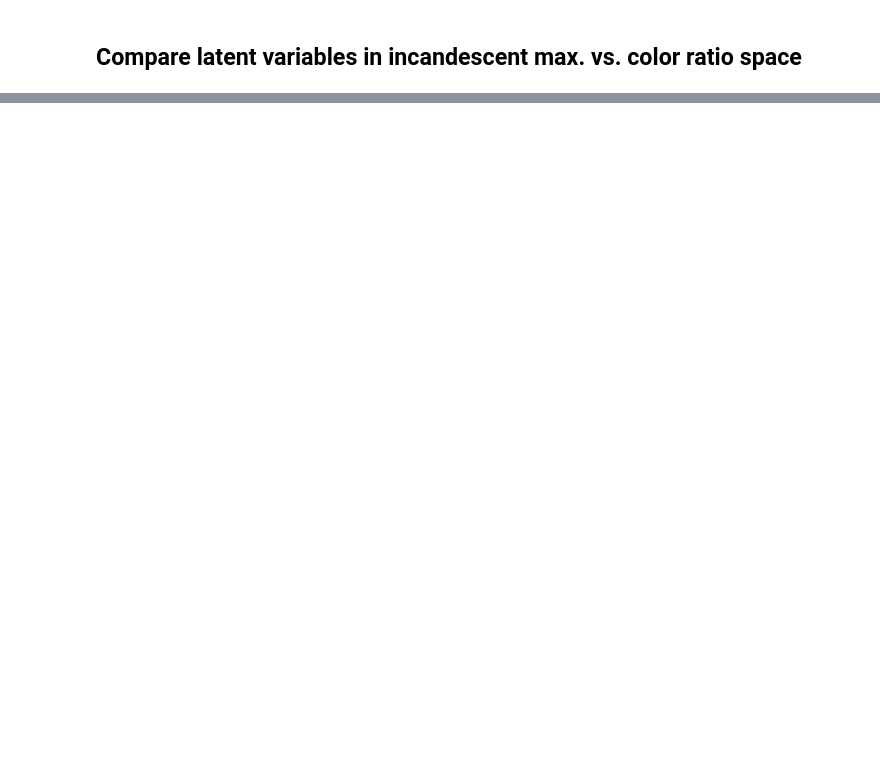
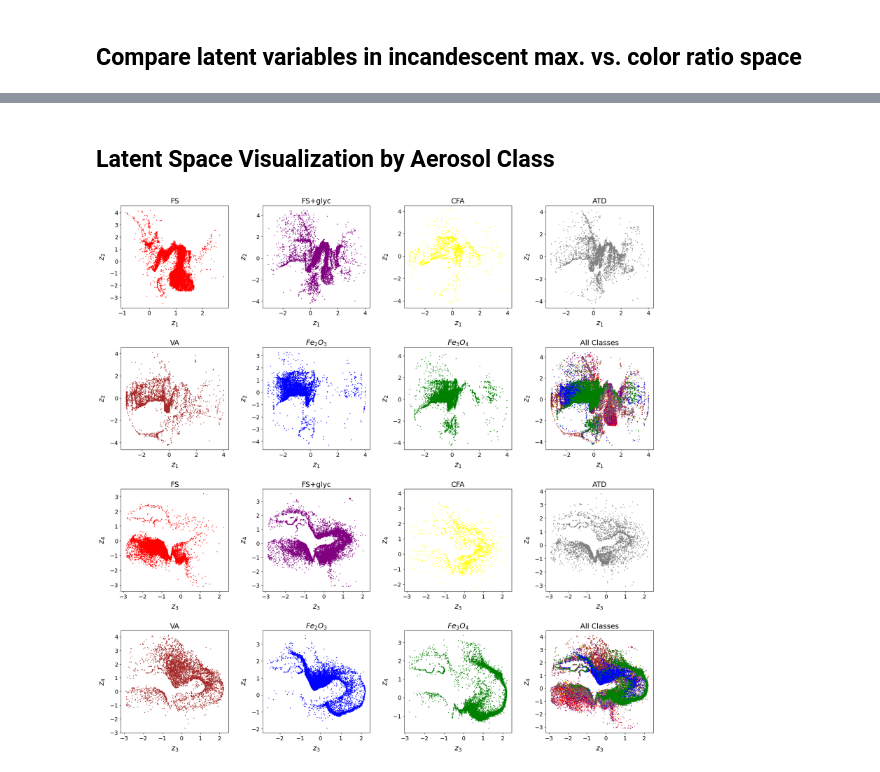
Before and after one commit to kdlamb/SP2-VAE, a Jupyter notebook: SP2_2DLatentSpace.ipynb, the cells around one changed output, grey strips where cells are left out. Cells and saved outputs as stored; diff of their text form; code cells hidden in the pictures; blank space fills up the shorter version.

```diff
--- a/SP2_2DLatentSpace.ipynb
+++ b/SP2_2DLatentSpace.ipynb
@@ -383,7 +384,7 @@ import matplotlib.pyplot as plt
 from scipy.spatial.distance import cdist
 from matplotlib.colors import ListedColormap
 
-target_names = ["FS", "FSglyc", "CFA", "ATD", "VA", "Fe2O3", "Fe3O4"]
+target_names = ["FS", "FS+glyc", "CFA", "ATD", "VA", "$Fe_{2}O_{3}$", "$Fe_{3}O_{4}$"]
 cmap1 = ListedColormap(['red', 'purple', 'yellow', 'gray', 'brown', 'blue', 'green'])
 # %%
 import matplotlib.pyplot as plt
@@ -452,0 +454,67 @@ plt.show()
+# %% [markdown]
+## Latent Space Visualization by Aerosol Class
+# %%
+fig, axs = plt.subplots(4, 4, figsize=(20, 20))
+
+for idx_0 in range(7):
+    class_indices = np.where(Y_train == idx_0)
+    z_mean_class = z_mean_0[class_indices]
+
+    ax = axs[idx_0 // 4, idx_0 % 4]
+    ax.scatter(z_mean_class[:, 0], z_mean_class[:, 1], s=1, color=cmap1(idx_0), label=target_names[idx_0])
+    ax.set_xlabel("$z_1$", fontsize=18, labelpad=10)
+    ax.set_ylabel("$z_2$", fontsize=18, labelpad=10)
+    #ax.legend(fontsize=11, loc='upper left')
+    ax.set_title(target_names[idx_0], fontsize=18)
+    ax.tick_params(axis='both', which='major', labelsize=14)
+    ax.tick_params(axis='both', which='minor', labelsize=12)
+
+ax_all = axs[1, 3]
+for idx_0 in range(7):
+    class_indices = np.where(Y_train == idx_0)
+    z_mean_class = z_mean_0[class_indices]
+    ax_all.scatter(z_mean_class[:, 0], z_mean_class[:, 1], s=1, color=cmap1(idx_0), label=target_names[idx_0])
+
+ax_all.set_xlabel("$z_1$", fontsize=18, labelpad=10)
+ax_all.set_ylabel("$z_2$", fontsize=18, labelpad=10)
+#ax_all.legend(fontsize=11, loc='upper left')
+ax_all.set_title("All Classes", fontsize=18)
+ax_all.tick_params(axis='both', which='major', labelsize=14)
+ax_all.tick_params(axis='both', which='minor', labelsize=12)
+
+for idx_1 in range(7):
+    class_indices = np.where(Y_train == idx_1)
+    z_mean_class = z_mean_1[class_indices]
+
+    ax = axs[idx_1 // 4+2, idx_1 % 4]
+    ax.scatter(z_mean_class[:, 0], z_mean_class[:, 1], s=1, color=cmap1(idx_1), label=target_names[idx_1])
+    ax.set_xlabel("$z_3$", fontsize=18, labelpad=10)
+    ax.set_ylabel("$z_4$", fontsize=18, labelpad=10)
+    #ax.legend(fontsize=11, loc='upper left')
+    ax.set_title(target_names[idx_1], fontsize=18)
+    ax.tick_params(axis='both', which='major', labelsize=14)
+    ax.tick_params(axis='both', which='minor', labelsize=12)
+    ax.grid(False)
+
+# For the combined plot
+ax_all = axs[3, 3]
+for idx_1 in range(7):
+    class_indices = np.where(Y_train == idx_1)
+    z_mean_class = z_mean_1[class_indices]
+    ax_all.scatter(z_mean_class[:, 0], z_mean_class[:, 1], s=1, color=cmap1(idx_1), label=target_names[idx_1])
+
+ax_all.set_xlabel("$z_3$", fontsize=18, labelpad=10)
+ax_all.set_ylabel("$z_4$", fontsize=18, labelpad=10)
+#ax_all.legend(fontsize=11, loc='upper left')
+ax_all.tick_params(axis='both', which='major', labelsize=14)
+ax_all.tick_params(axis='both', which='minor', labelsize=12)
+ax_all.set_title("All Classes", fontsize=18)
+ax.grid(False)
+
+
+plt.tight_layout(pad=3.0)
+filename = 'individualAerosolClass.png'
+plt.savefig(filename, dpi=300)
+plt.show()
+# %% [output]
+[figure, added]
```
Also changed, not shown: parts of 12 cells of this notebook.
